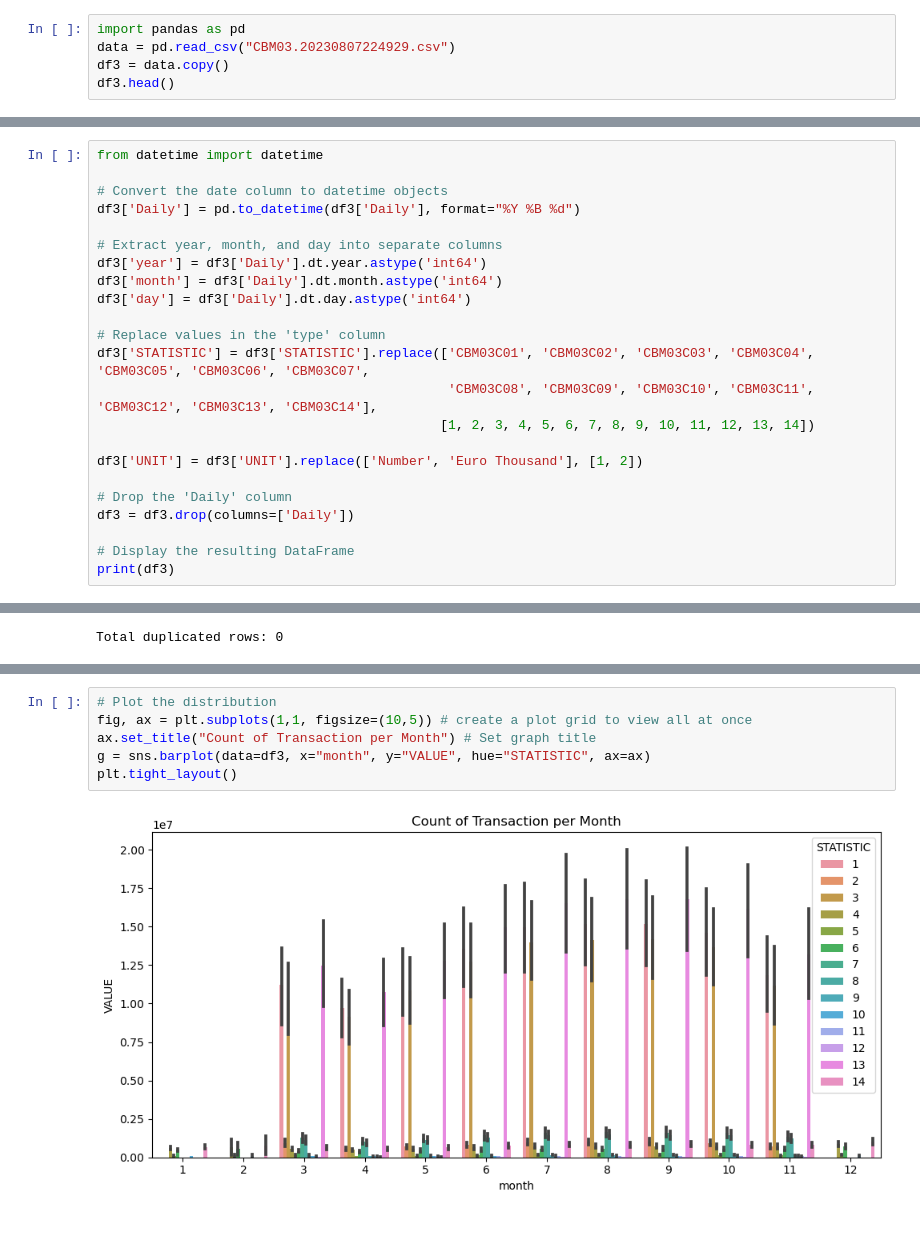
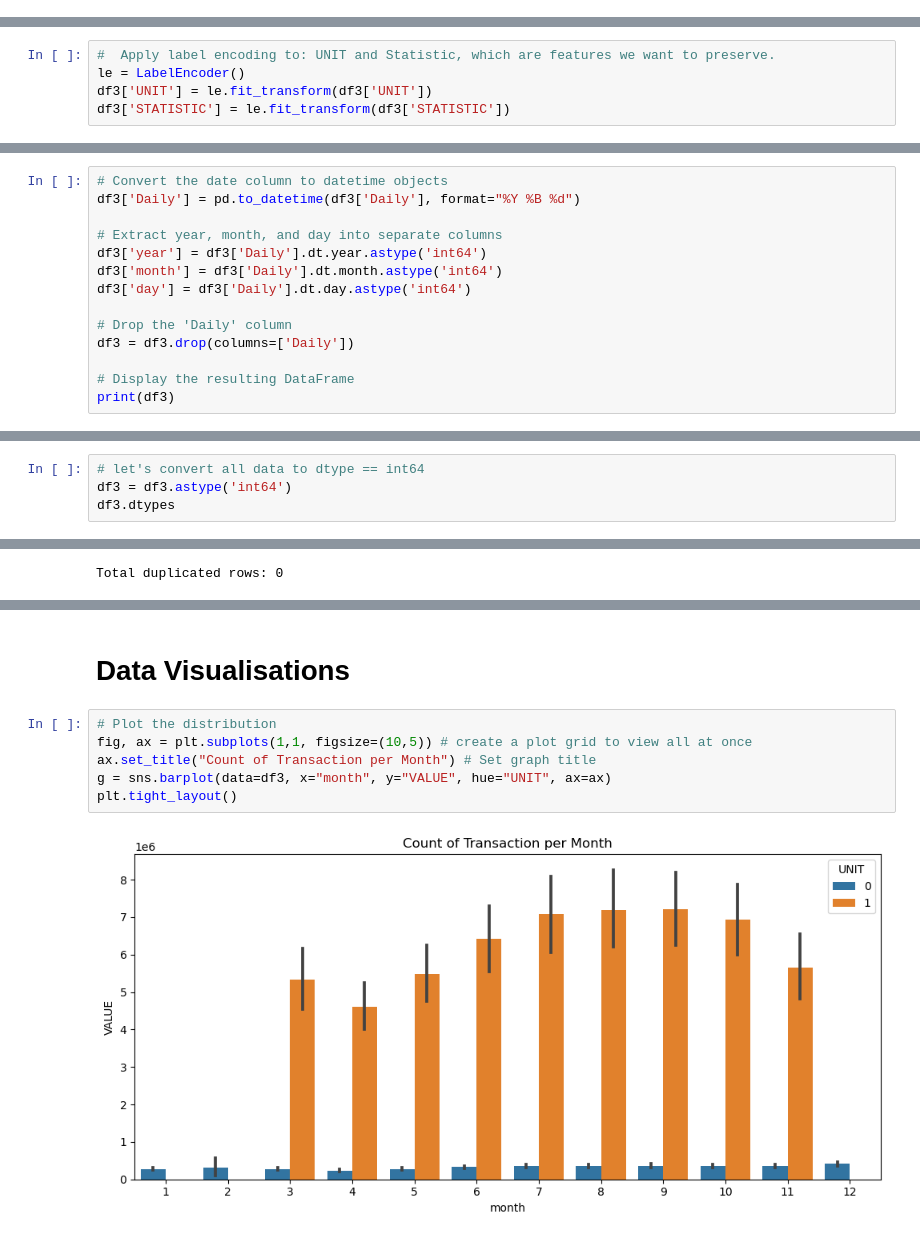
Before and after one commit to MESD94/Credit_Card_Fraud_Detection, a Jupyter notebook: 3RDDATASET_ROBUST.ipynb, the cells around one changed output, grey strips where cells are left out. Drawn from its saved outputs; the diff is of its cells as text.

```diff
--- a/3RDDATASET_ROBUST.ipynb
+++ b/3RDDATASET_ROBUST.ipynb
@@ -23,8 +39,3 @@ df3.head()
 | 2 | CBM03C01 | Debit Card Transactions - Total | 2020M03D02 | 2020 March 02 | 10 | Daily total | Number | 3245856.0 |
 | 3 | CBM03C01 | Debit Card Transactions - Total | 2020M03D02 | 2020 March 02 | 20 | Seven day rolling total | Number | NaN |
 | 4 | CBM03C01 | Debit Card Transactions - Total | 2020M03D03 | 2020 March 03 | 10 | Daily total | Number | 3392281.0 |
-# %%
-import pandas as pd
-data = pd.read_csv("CBM03.20230807224929.csv")
-df3 = data.copy()
-df3.head()
@@ -135,3 +171,8 @@ dtype: int64
+# %%
+#  Apply label encoding to: UNIT and Statistic, which are features we want to preserve.
+le = LabelEncoder()
+df3['UNIT'] = le.fit_transform(df3['UNIT'])
+df3['STATISTIC'] = le.fit_transform(df3['STATISTIC'])
 # %%
 # Let's update changes
 df3.info()
@@ -192,6 +234,4 @@ df3.head()
 # %%
-from datetime import datetime
-
 # Convert the date column to datetime objects
 df3['Daily'] = pd.to_datetime(df3['Daily'], format="%Y %B %d")
 
@@ -200,13 +240,6 @@ df3['year'] = df3['Daily'].dt.year.astype('int64')
 df3['month'] = df3['Daily'].dt.month.astype('int64')
 df3['day'] = df3['Daily'].dt.day.astype('int64')
 
-# Replace values in the 'type' column
-df3['STATISTIC'] = df3['STATISTIC'].replace(['CBM03C01', 'CBM03C02', 'CBM03C03', 'CBM03C04', 'CBM03C05', 'CBM03C06', 'CBM03C07',
-                                             'CBM03C08', 'CBM03C09', 'CBM03C10', 'CBM03C11', 'CBM03C12', 'CBM03C13', 'CBM03C14'],
-                                            [1, 2, 3, 4, 5, 6, 7, 8, 9, 10, 11, 12, 13, 14])
-
-df3['UNIT'] = df3['UNIT'].replace(['Number', 'Euro Thousand'], [1, 2])
-
 # Drop the 'Daily' column
 df3 = df3.drop(columns=['Daily'])
 
@@ -257,0 +266,4 @@ df3.groupby("VALUE").mean()
+# %%
+# let's convert all data to dtype == int64
+df3 = df3.astype('int64')
+df3.dtypes
@@ -289,8 +373,10 @@ Total duplicated rows: 0
+# %% [markdown]
+# Data Visualisations
 # %%
 # Plot the distribution
 fig, ax = plt.subplots(1,1, figsize=(10,5)) # create a plot grid to view all at once
 ax.set_title("Count of Transaction per Month") # Set graph title
-g = sns.barplot(data=df3, x="month", y="VALUE", hue="STATISTIC", ax=ax)
+g = sns.barplot(data=df3, x="month", y="VALUE", hue="UNIT", ax=ax)
 plt.tight_layout()
 # %% [output]
-[figure, old version]
+[figure, new version]
```
Also changed, not shown: parts of 48 cells of this notebook, 2 other files.
